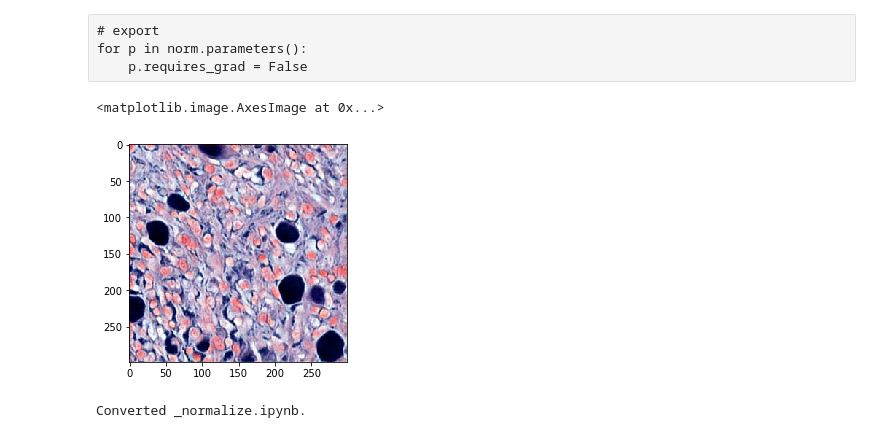
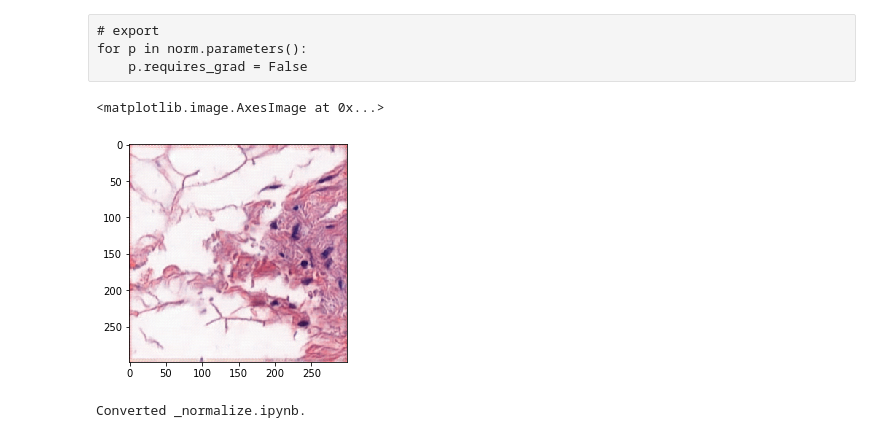
Before and after one commit to schwobr/grade_classif, a Jupyter notebook: nbs/_normalize.ipynb, the cells around one changed output. Cells and saved outputs as stored; diff of their text form; code cells hidden in the pictures.

```diff
--- a/nbs/_normalize.ipynb
+++ b/nbs/_normalize.ipynb
@@ -16,7 +16,7 @@ from shutil import copy
 # export
 DATA = Path('/data/DeepLearning/SCHWOB_Robin')
 INFOLDER = DATA/'Patches_299/Patches_299_1'
-OUTFOLDER = DATA/'Patches_normalized_299/Patches_normalized_299_1'
+OUTFOLDER = DATA/'Patches_normalized_299/Test'
 MODELFOLDER = DATA/f'models/logs/level_1/normalizer/'
 MODEL = 'cbr_5_32_4'
 VERSION = '6cacb7558df8464a843775ca6694ed3b'
@@ -134,8 +170,9 @@ for (x, _), paths in tqdm(zip(dl, load_paths(ds.items, bs=args.batch_size)), tot
+# %%
+items, _ = get_items(OUTFOLDER, lambda x : x, extensions=['.png'])
 # %%
-k = np.random.randint(len(items))
-item = OUTFOLDER/items[k].relative_to(INFOLDER)
+item = np.random.choice(items)
 img = imread(str(item))
 plt.imshow(img)
 # %% [output]
 <matplotlib.image.AxesImage at 0x...>
-[figure, old version]
+[figure, new version]
```
Also changed, not shown: parts of 6 cells of this notebook, 13 other files.
